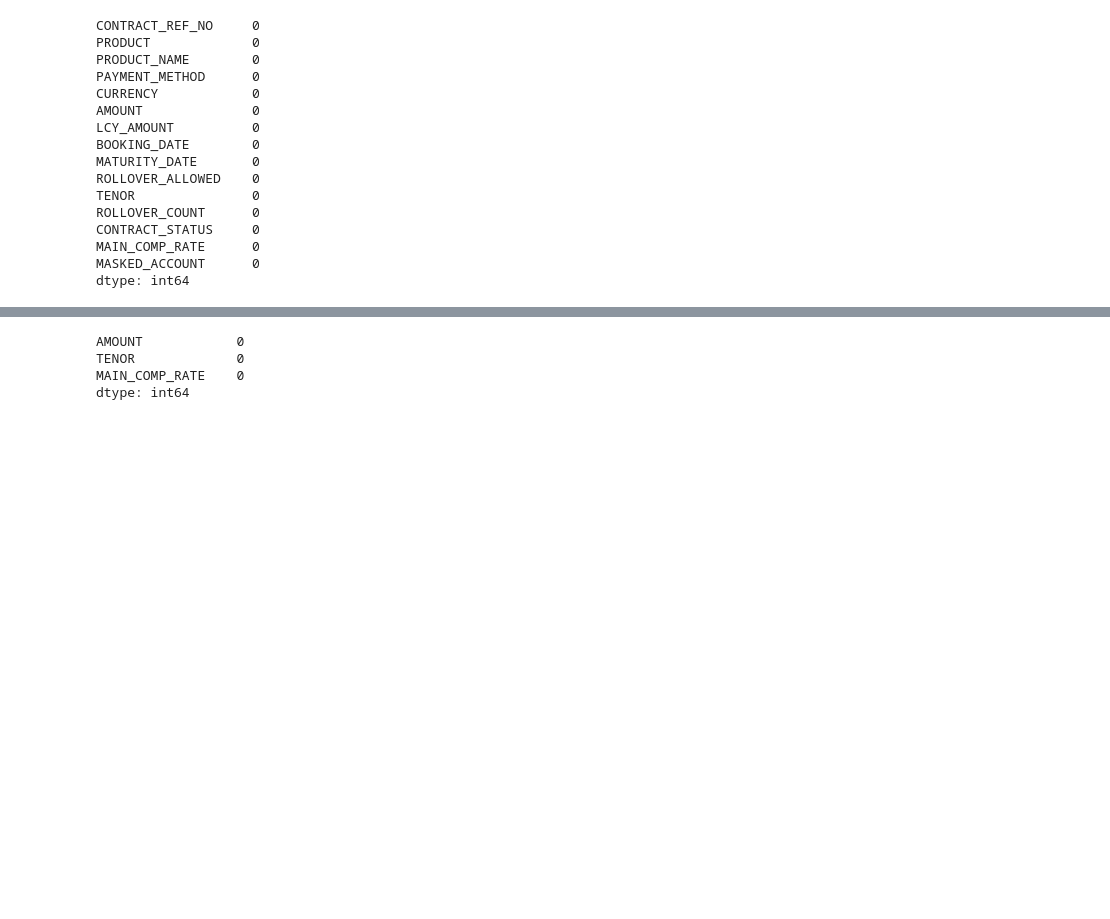
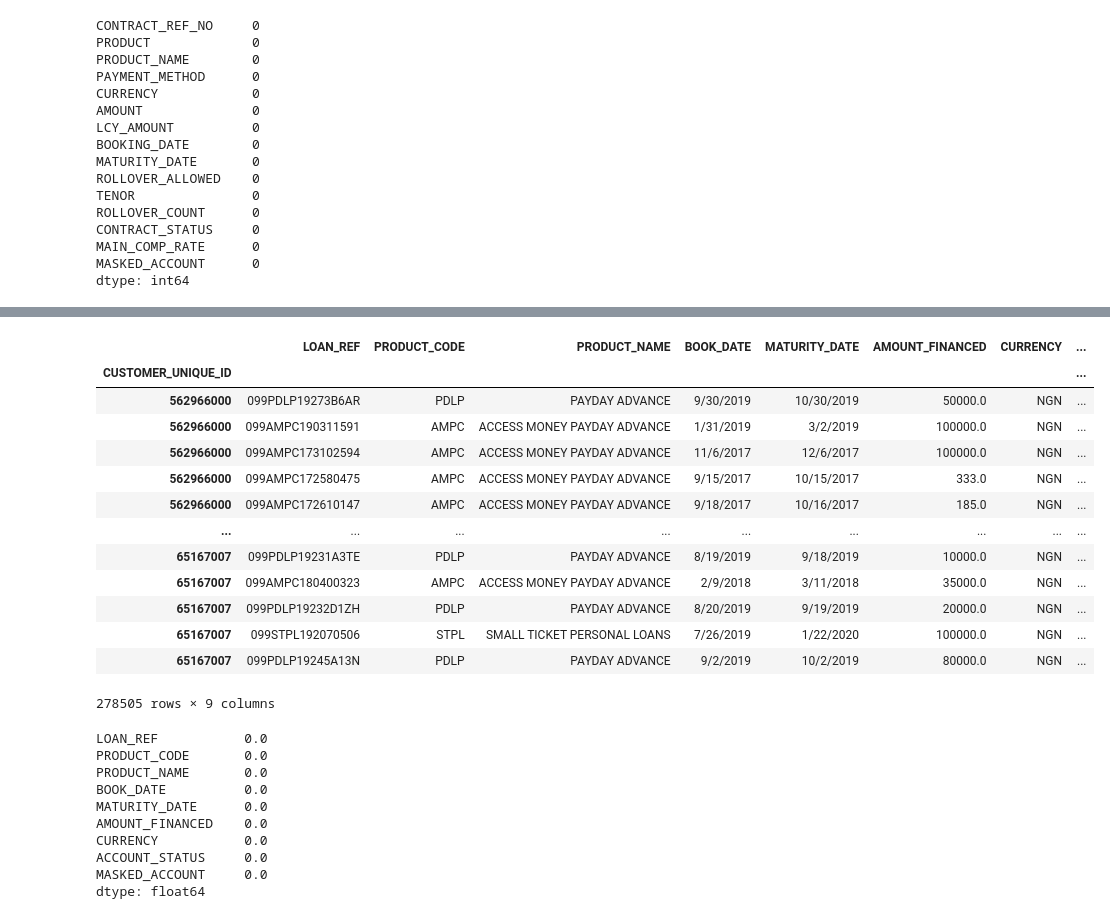
Before and after one commit to Ayanlola2002/Stutern, a Jupyter notebook: Stutern_Group_Task.ipynb, the cells around one changed output, grey strips where cells are left out. Drawn from its saved outputs; the diff is of its cells as text; code cells hidden in the pictures; blank space fills up the shorter version.

```diff
--- a/Stutern_Group_Task.ipynb
+++ b/Stutern_Group_Task.ipynb
@@ -571,7 +614,30 @@ all_investments.head()
+# %%
+all_loans.loc[important_indexes]
+# %% [output]
+|  | LOAN_REF | PRODUCT_CODE | PRODUCT_NAME | BOOK_DATE | MATURITY_DATE | AMOUNT_FINANCED | CURRENCY | ... |
+| CUSTOMER_UNIQUE_ID |  |  |  |  |  |  |  | ... |
+| 562966000 | 099PDLP19273B6AR | PDLP | PAYDAY ADVANCE | 9/30/2019 | 10/30/2019 | 50000.0 | NGN | ... |
+| 562966000 | 099AMPC190311591 | AMPC | ACCESS MONEY PAYDAY ADVANCE | 1/31/2019 | 3/2/2019 | 100000.0 | NGN | ... |
+| 562966000 | 099AMPC173102594 | AMPC | ACCESS MONEY PAYDAY ADVANCE | 11/6/2017 | 12/6/2017 | 100000.0 | NGN | ... |
+| 562966000 | 099AMPC172580475 | AMPC | ACCESS MONEY PAYDAY ADVANCE | 9/15/2017 | 10/15/2017 | 333.0 | NGN | ... |
+| 562966000 | 099AMPC172610147 | AMPC | ACCESS MONEY PAYDAY ADVANCE | 9/18/2017 | 10/16/2017 | 185.0 | NGN | ... |
+| ... | ... | ... | ... | ... | ... | ... | ... | ... |
+| 65167007 | 099PDLP19231A3TE | PDLP | PAYDAY ADVANCE | 8/19/2019 | 9/18/2019 | 10000.0 | NGN | ... |
+| 65167007 | 099AMPC180400323 | AMPC | ACCESS MONEY PAYDAY ADVANCE | 2/9/2018 | 3/11/2018 | 35000.0 | NGN | ... |
+| 65167007 | 099PDLP19232D1ZH | PDLP | PAYDAY ADVANCE | 8/20/2019 | 9/19/2019 | 20000.0 | NGN | ... |
+| 65167007 | 099STPL192070506 | STPL | SMALL TICKET PERSONAL LOANS | 7/26/2019 | 1/22/2020 | 100000.0 | NGN | ... |
+| 65167007 | 099PDLP19245A13N | PDLP | PAYDAY ADVANCE | 9/2/2019 | 10/2/2019 | 80000.0 | NGN | ... |
+278505 rows × 9 columns
 # %%
-all_investments.isnull().sum()
+all_loans.isnull().sum()/len(all_loans)
 # %% [output]
-AMOUNT            0
-TENOR             0
-MAIN_COMP_RATE    0
-dtype: int64
+LOAN_REF           0.0
+PRODUCT_CODE       0.0
+PRODUCT_NAME       0.0
+BOOK_DATE          0.0
+MATURITY_DATE      0.0
+AMOUNT_FINANCED    0.0
+CURRENCY           0.0
+ACCOUNT_STATUS     0.0
+MASKED_ACCOUNT     0.0
+dtype: float64
```
Also changed, not shown: parts of 30 cells of this notebook.
